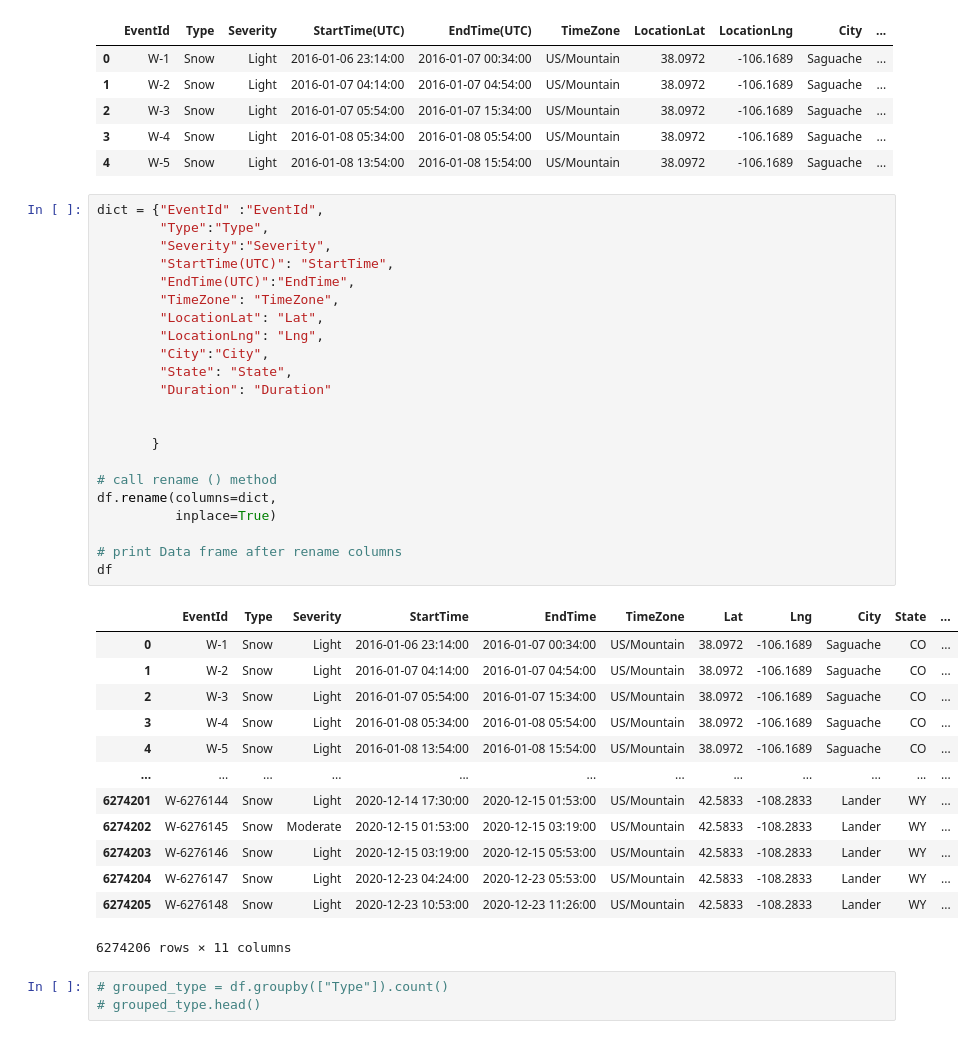
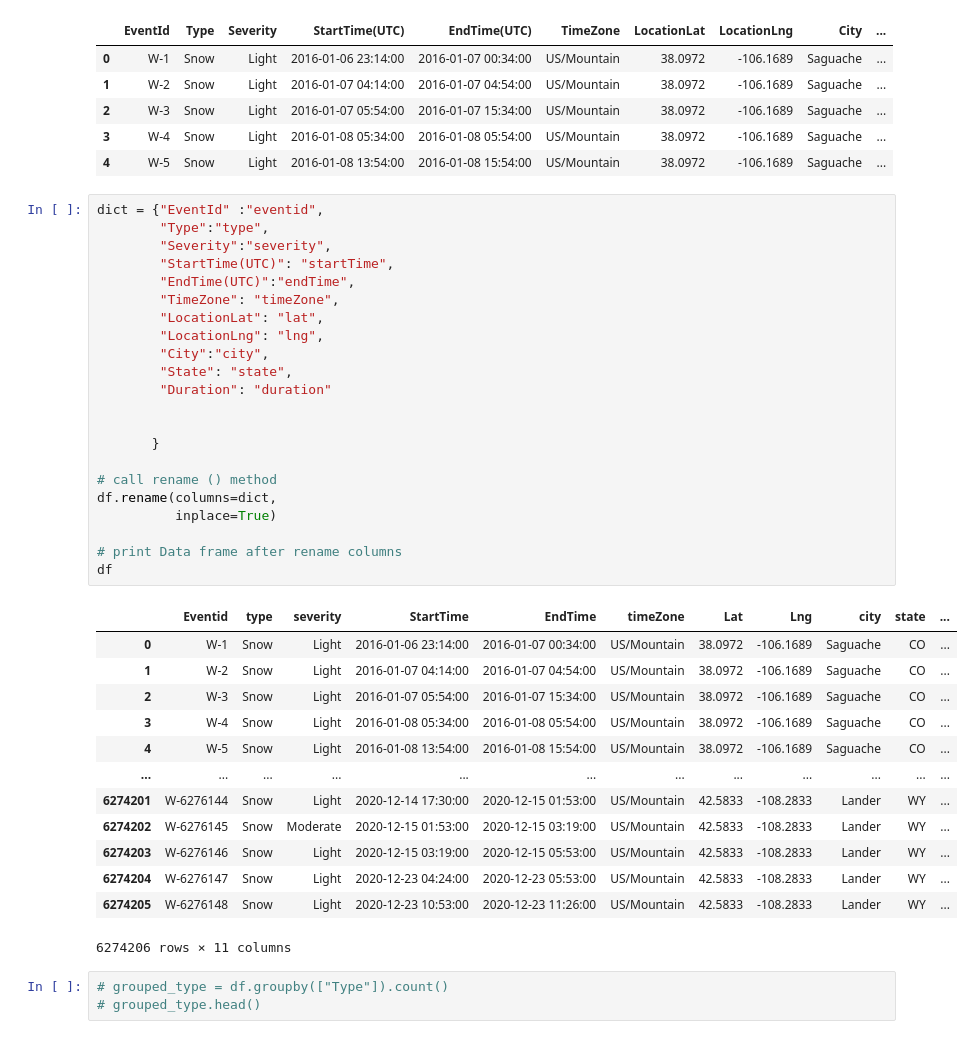
Before and after one commit to Fescamil1/Project3_Group4, a Jupyter notebook: Weather_project3 .ipynb, the cells around one changed output. Saved outputs shown, nothing was run; the diff lists cells and outputs as text.

```diff
--- a/Weather_project3 .ipynb
+++ b/Weather_project3 .ipynb
@@ -70,29 +70,29 @@ df.head()
 | 3 | W-4 | Snow | Light | 2016-01-08 05:34:00 | 2016-01-08 05:54:00 | US/Mountain | 38.0972 | -106.1689 | Saguache | ... |
 | 4 | W-5 | Snow | Light | 2016-01-08 13:54:00 | 2016-01-08 15:54:00 | US/Mountain | 38.0972 | -106.1689 | Saguache | ... |
 # %%
-dict = {"EventId" :"EventId",
-        "Type":"Type",
-        "Severity":"Severity",
-        "StartTime(UTC)": "StartTime",
-        "EndTime(UTC)":"EndTime",
-        "TimeZone": "TimeZone",
-        "LocationLat": "Lat",
-        "LocationLng": "Lng",
-        "City":"City",
-        "State": "State",
-        "Duration": "Duration"
+dict = {"EventId" :"eventid",
+        "Type":"type",
+        "Severity":"severity",
+        "StartTime(UTC)": "startTime",
+        "EndTime(UTC)":"endTime",
+        "TimeZone": "timeZone",
+        "LocationLat": "lat",
+        "LocationLng": "lng",
+        "City":"city",
+        "State": "state",
+        "Duration": "duration"
 
 
        }
 
 # call rename () method
 df.rename(columns=dict,
           inplace=True)
 
 # print Data frame after rename columns
 df
 # %% [output]
-|  | EventId | Type | Severity | StartTime | EndTime | TimeZone | Lat | Lng | City | State | ... |
+|  | Eventid | type | severity | StartTime | EndTime | timeZone | Lat | Lng | city | state | ... |
 | 0 | W-1 | Snow | Light | 2016-01-06 23:14:00 | 2016-01-07 00:34:00 | US/Mountain | 38.0972 | -106.1689 | Saguache | CO | ... |
 | 1 | W-2 | Snow | Light | 2016-01-07 04:14:00 | 2016-01-07 04:54:00 | US/Mountain | 38.0972 | -106.1689 | Saguache | CO | ... |
 | 2 | W-3 | Snow | Light | 2016-01-07 05:54:00 | 2016-01-07 15:34:00 | US/Mountain | 38.0972 | -106.1689 | Saguache | CO | ... |
```
Also changed, not shown: parts of 5 cells of this notebook.
